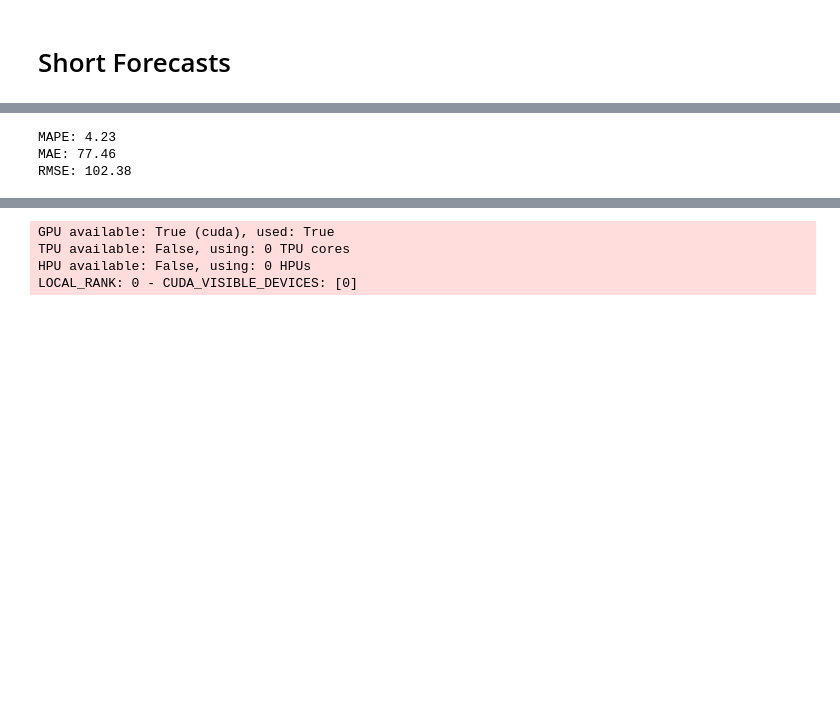
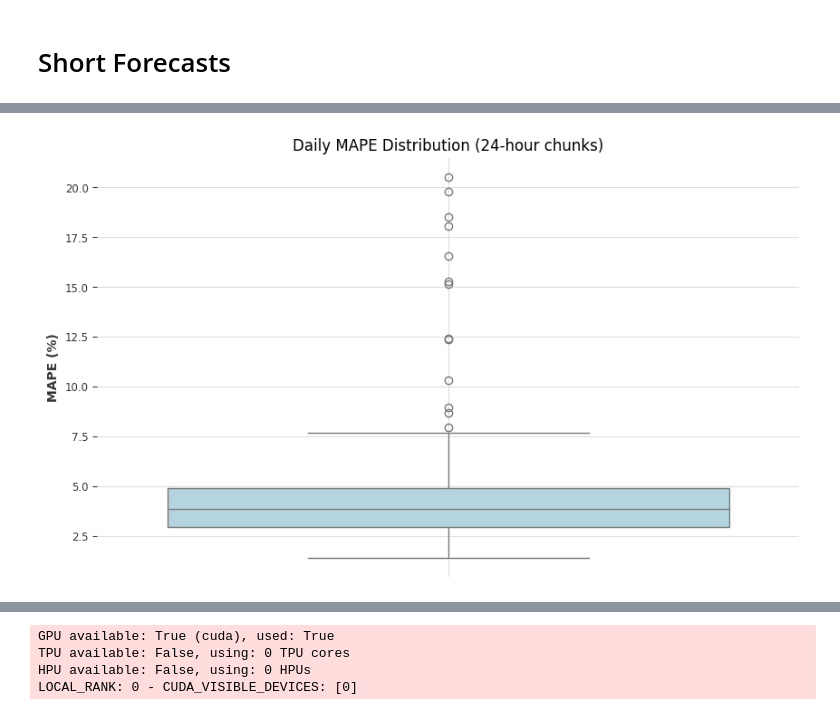
Before and after one commit to fk1603/Load-Forecasting, a Jupyter notebook: FINALTFT.ipynb, the cells around one changed output, grey strips where cells are left out. Saved outputs shown, nothing was run; the diff lists cells and outputs as text; code cells hidden in the pictures; blank space fills up the shorter version.

```diff
--- a/FINALTFT.ipynb
+++ b/FINALTFT.ipynb
@@ -737,5 +724,40 @@ LOCAL_RANK: 0 - CUDA_VISIBLE_DEVICES: [0]
 # %%
+import seaborn as sns
+
+# Calculate daily MAPEs in 24-hour chunks
+chunk_size = 24  # Number of hours per chunk
+n_chunks = len(long_forecast) // chunk_size
+
+daily_mapes = []
+
+for i in range(n_chunks):
+    start_idx = i * chunk_size
+    end_idx = (i + 1) * chunk_size
+
+    test_chunk = test_series[start_idx:end_idx]
+    forecast_chunk = forecast_inv[start_idx:end_idx]
+
+    error = mape(test_chunk, forecast_chunk)
+    daily_mapes.append(error)
+
+# Generate start timestamps for each 24-hour chunk
+chunk_starts = [long_forecast.start_time() + pd.Timedelta(hours=chunk_size * i) for i in range(n_chunks)]
+
+# Create a DataFrame to hold daily MAPE values with their corresponding start dates
+df_mape = pd.DataFrame({
+    "start_date": chunk_starts,
+    "daily_mape": daily_mapes
+})
+
+# Plot the distribution of daily MAPEs using a box plot
+plt.figure(figsize=(10, 6))
+sns.boxplot(y="daily_mape", data=df_mape, color="lightblue")
+plt.title("Daily MAPE Distribution (24-hour chunks)")
+plt.ylabel("MAPE (%)")
+plt.grid(True)
+plt.show()
+
+# Save the daily MAPE values along with their start dates to a CSV file
+df_mape.to_csv("daily_mape_TFT.csv", index=False)
 # %% [output]
-MAPE: 4.23
-MAE: 77.46
-RMSE: 102.38
+[figure, added]
```
Also changed, not shown: parts of 10 cells of this notebook, 1 other file.
